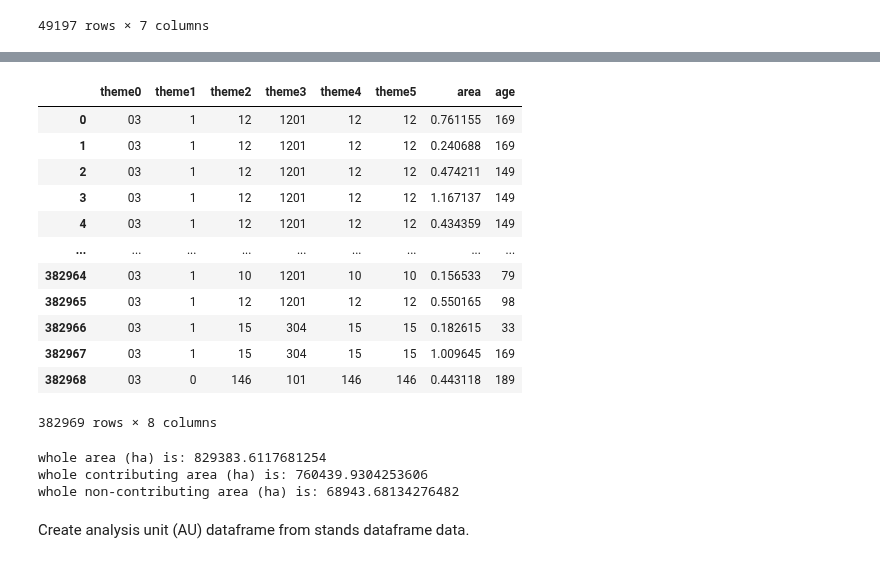
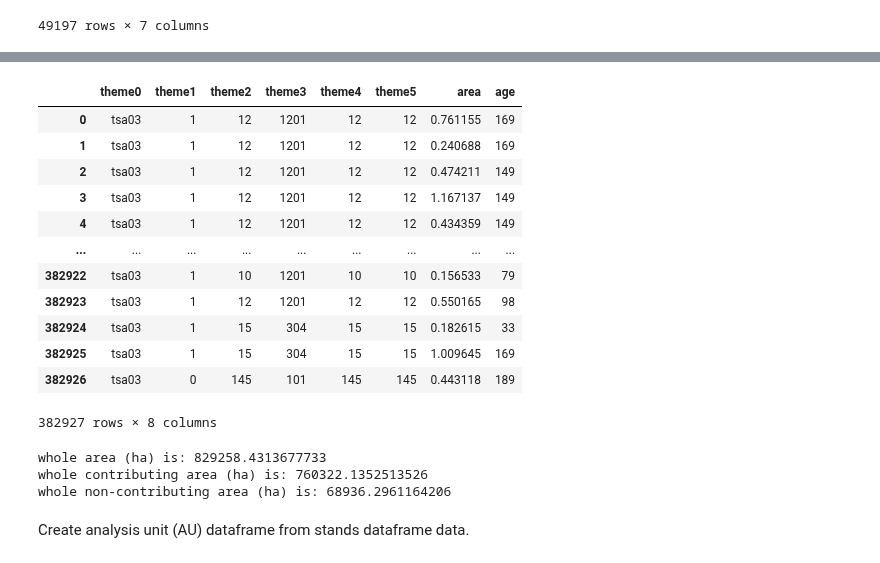
Before and after one commit to UBC-FRESH/nbds_mining, a Jupyter notebook: 00_woodstock_files_equitysilver.ipynb, the cells around one changed output, grey strips where cells are left out. Cells and saved outputs as stored; diff of their text form; code cells hidden in the pictures.

```diff
--- a/00_woodstock_files_equitysilver.ipynb
+++ b/00_woodstock_files_equitysilver.ipynb
@@ -156,3 +156,7 @@ It took 2.6 minutes to run this script.
 382969 rows × 19 columns
 # %% [markdown]
 Import CANFI tree species lookup table (associates tree species names with integer numerical values, which we use as theme data values in the ws3 model), and insert species code values into the yield curve dataframe.
+# %%
+# Here we are removing the satnds with wrong value in the age column (equals with 42 stands)
+stands = stands.loc[stands['Age_2024'] != 2024]
+stands
@@ -776,41 +820,41 @@ It took 36.8 minutes to run this script.
 # %%
 columns_to_keep = ['TSA_NUMBER', 'contclass', 'Age_2024', 'geometry', 'SPECIES_CD', 'au_vdyp']
 stands_mdf = stands_[columns_to_keep].copy()
 stands_mdf.loc[:,'area'] = stands_mdf.geometry.area * 0.0001 # monkey-patch broken area attribute
 stands_mdf =  stands_mdf.rename(columns={'TSA_NUMBER': 'theme0', 'contclass':'theme1', 'Age_2024':'age', 'SPECIES_CD':'species', 'au_vdyp':'theme5'})
-stands_mdf['theme0'] = stands_mdf['theme0'].replace({'04': 'tsa04'})
+stands_mdf['theme0'] = stands_mdf['theme0'].replace({'03': 'tsa03', '12': 'tsa12', '14': 'tsa14', '20': 'tsa20', '24': 'tsa24'})
 stands_mdf['theme1'] = stands_mdf['theme1'].replace({'C': 1, 'N': 0})
 stands_mdf['theme2'] = stands_mdf['theme5']
 stands_mdf = stands_mdf.drop(columns='geometry')
 stands_mdf.insert(4, 'theme3',  stands_mdf['species'].map(canfi_map)) #Burn CANFI species codes into stand data
 stands_mdf['theme3'] = stands_mdf['theme3'].astype(int)
 stands_mdf.drop(columns=['species'], inplace=True)
 stands_mdf.insert(5, 'theme4', stands_mdf['theme5']) # to be filled out with the scpecies code
 stands_mdf.insert(6, 'age', stands_mdf.pop('age'))
 stands_mdf = stands_mdf.loc[:, ['theme0', 'theme1', 'theme2', 'theme3', 'theme4', 'theme5', 'area', 'age']]
 stands_mdf
 # %% [output]
 |  | theme0 | theme1 | theme2 | theme3 | theme4 | theme5 | area | age |
-| 0 | 03 | 1 | 12 | 1201 | 12 | 12 | 0.761155 | 169 |
-| 1 | 03 | 1 | 12 | 1201 | 12 | 12 | 0.240688 | 169 |
-| 2 | 03 | 1 | 12 | 1201 | 12 | 12 | 0.474211 | 149 |
-| 3 | 03 | 1 | 12 | 1201 | 12 | 12 | 1.167137 | 149 |
-| 4 | 03 | 1 | 12 | 1201 | 12 | 12 | 0.434359 | 149 |
+| 0 | tsa03 | 1 | 12 | 1201 | 12 | 12 | 0.761155 | 169 |
+| 1 | tsa03 | 1 | 12 | 1201 | 12 | 12 | 0.240688 | 169 |
+| 2 | tsa03 | 1 | 12 | 1201 | 12 | 12 | 0.474211 | 149 |
+| 3 | tsa03 | 1 | 12 | 1201 | 12 | 12 | 1.167137 | 149 |
+| 4 | tsa03 | 1 | 12 | 1201 | 12 | 12 | 0.434359 | 149 |
 | ... | ... | ... | ... | ... | ... | ... | ... | ... |
-| 382964 | 03 | 1 | 10 | 1201 | 10 | 10 | 0.156533 | 79 |
-| 382965 | 03 | 1 | 12 | 1201 | 12 | 12 | 0.550165 | 98 |
-| 382966 | 03 | 1 | 15 | 304 | 15 | 15 | 0.182615 | 33 |
-| 382967 | 03 | 1 | 15 | 304 | 15 | 15 | 1.009645 | 169 |
-| 382968 | 03 | 0 | 146 | 101 | 146 | 146 | 0.443118 | 189 |
+| 382922 | tsa03 | 1 | 10 | 1201 | 10 | 10 | 0.156533 | 79 |
+| 382923 | tsa03 | 1 | 12 | 1201 | 12 | 12 | 0.550165 | 98 |
+| 382924 | tsa03 | 1 | 15 | 304 | 15 | 15 | 0.182615 | 33 |
+| 382925 | tsa03 | 1 | 15 | 304 | 15 | 15 | 1.009645 | 169 |
+| 382926 | tsa03 | 0 | 145 | 101 | 145 | 145 | 0.443118 | 189 |
-382969 rows × 8 columns
+382927 rows × 8 columns
 # %%
 print('whole area (ha) is:', stands_mdf['area'].sum())
 print('whole contributing area (ha) is:', stands_mdf[stands_mdf['theme1'] == 1]['area'].sum())
 print('whole non-contributing area (ha) is:', stands_mdf[stands_mdf['theme1'] == 0]['area'].sum())
 # %% [output]
-whole area (ha) is: 829383.6117681254
-whole contributing area (ha) is: 760439.9304253606
-whole non-contributing area (ha) is: 68943.68134276482
+whole area (ha) is: 829258.4313677733
+whole contributing area (ha) is: 760322.1352513526
+whole non-contributing area (ha) is: 68936.2961164206
 # %% [markdown]
 Create analysis unit (AU) dataframe from stands dataframe data.
 # %%
```
Also changed, not shown: parts of 11 cells of this notebook, 10 other files.
